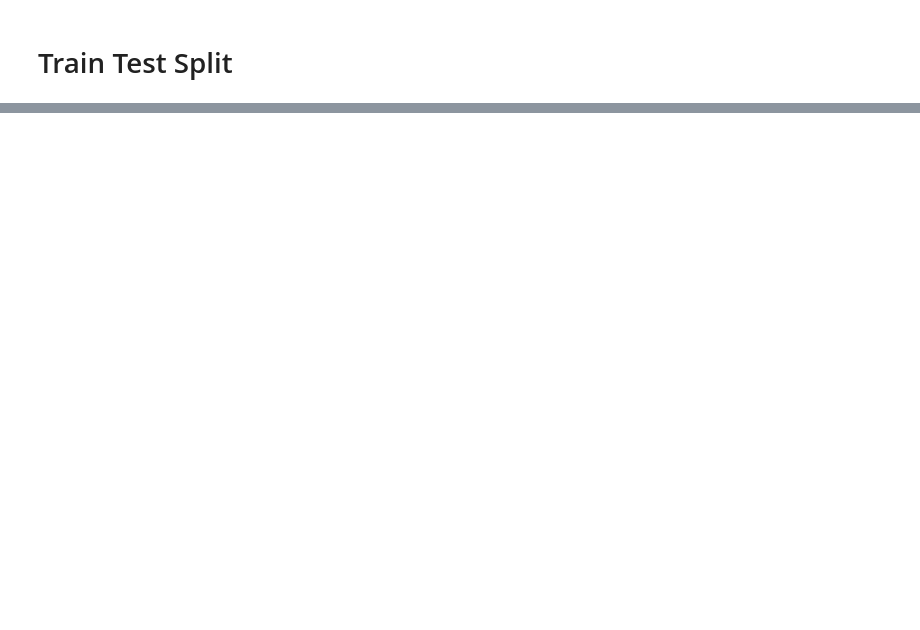
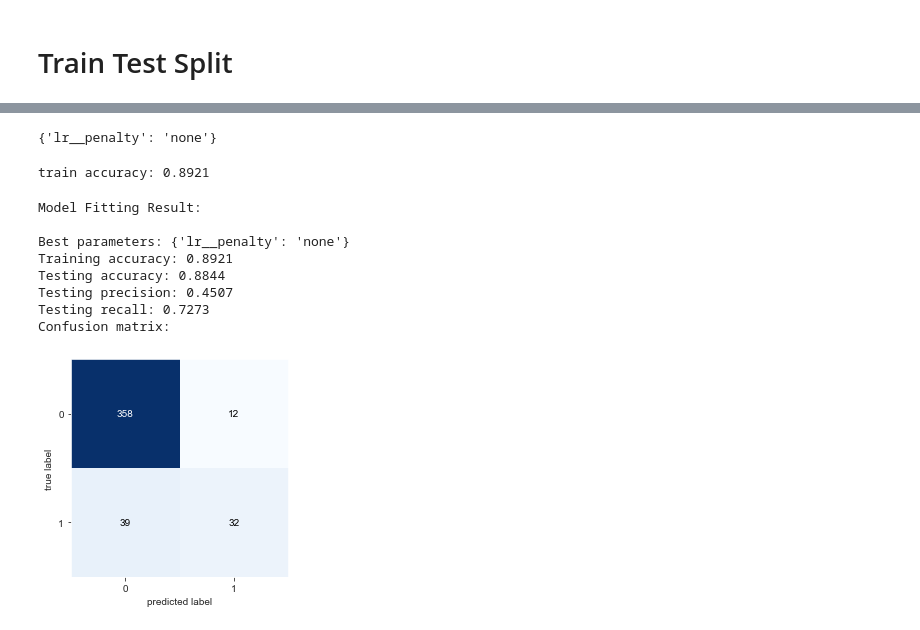
Before and after one commit to zichenghuang/hr-attrition, a Jupyter notebook: Model.ipynb, the cells around one changed output, grey strips where cells are left out. Drawn from its saved outputs; the diff is of its cells as text; code cells hidden in the pictures; blank space fills up the shorter version.

Commit message:
add model notebook

```diff
--- a/Model.ipynb
+++ b/Model.ipynb
@@ -247,0 +280,2 @@ df.Attrition = np.select(conditions, values)
+# %%
+X_dev, X_test, y_dev, y_test = train_test_split(X, y, test_size=0.3, stratify=y, random_state=42)
@@ -247,0 +321,6 @@ df.Attrition = np.select(conditions, values)
+# %%
+preprocess_lr = ColumnTransformer(
+    transformers=[('targetencoder', TargetEncoder(), features_categoric),
+                  ('minmaxscaler', MinMaxScaler(), features_numeric)],
+    n_jobs=-1
+)
@@ -247,0 +329,5 @@ df.Attrition = np.select(conditions, values)
+# %%
+pipe_lr = Pipeline(
+    steps=[('preprocess', preprocess_lr),
+           ('lr', LogisticRegression(max_iter=10000, solver='saga'))
+])
@@ -247,0 +336,13 @@ df.Attrition = np.select(conditions, values)
+# %%
+%%time
+param_lr = {
+    'lr__penalty': ['l1', 'l2','none']
+}
+
+gscv_lr = GridSearchCV(
+    pipe_lr,
+    param_lr,
+    scoring='accuracy',
+    cv=5,
+    n_jobs=-1
+).fit(X_dev, y_dev)
@@ -247,0 +351,20 @@ df.Attrition = np.select(conditions, values)
+# %%
+gscv_lr.best_params_
+# %% [output]
+{'lr__penalty': 'none'}
+# %%
+print(f'train accuracy: {gscv_lr.score(X_dev, y_dev):0.4f}')
+# %% [output]
+train accuracy: 0.8921
+# %%
+modelEvaluate(gscv_lr, X_test, y_test)
+# %% [output]
+Model Fitting Result:
+
+Best parameters: {'lr__penalty': 'none'}
+Training accuracy: 0.8921
+Testing accuracy: 0.8844
+Testing precision: 0.4507
+Testing recall: 0.7273
+Confusion matrix:
+[figure, added]
```
Also changed, not shown: parts of 43 cells of this notebook.
